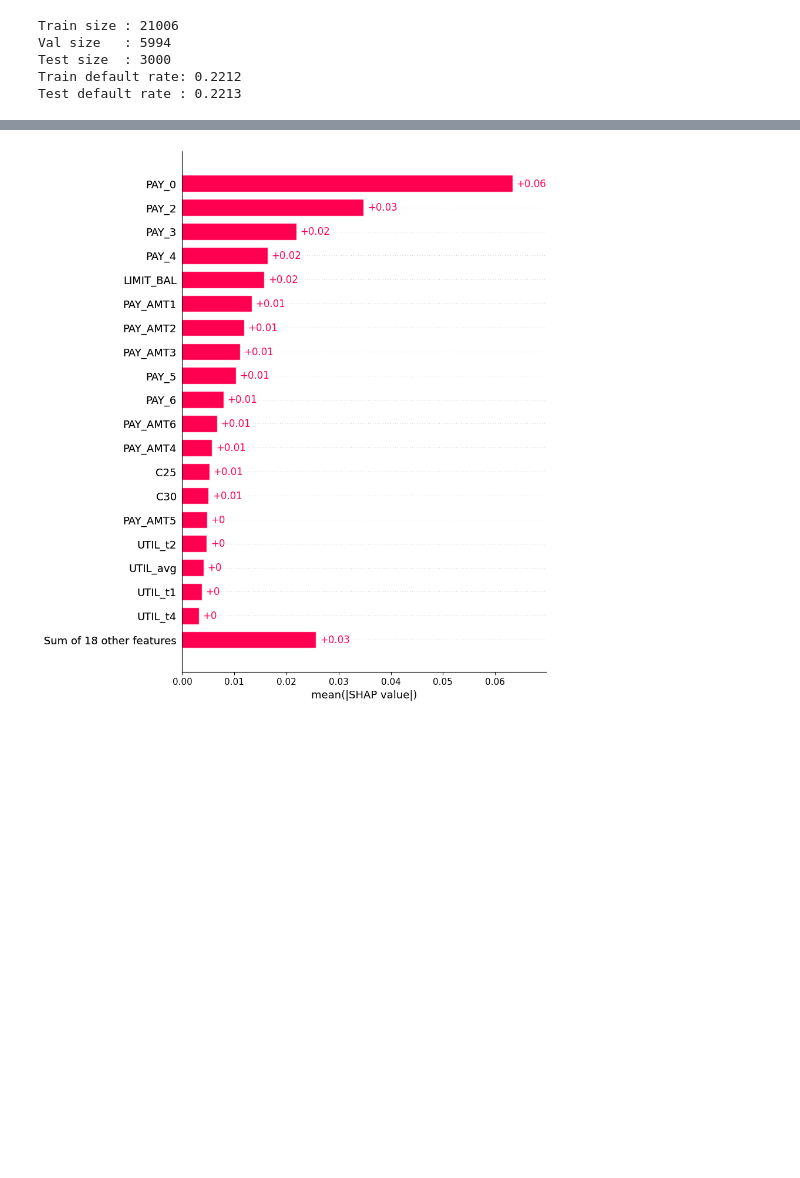
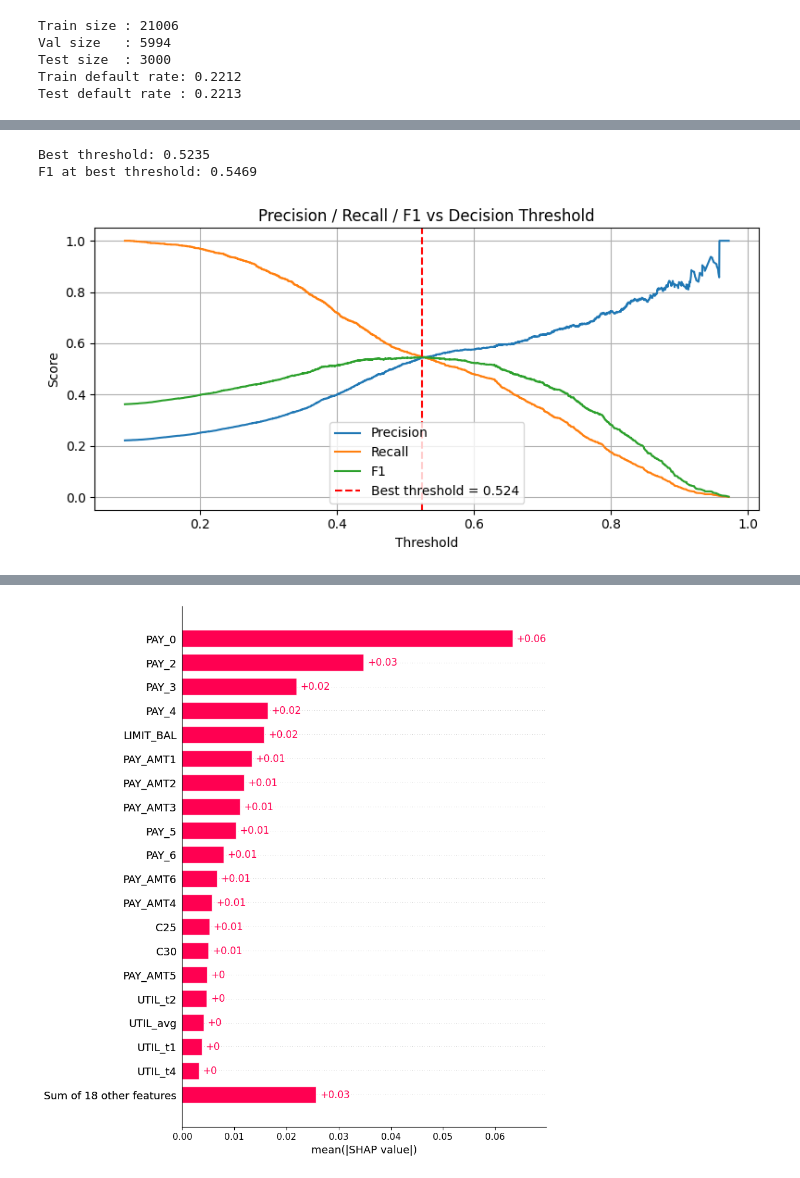
Before and after one commit to Group-10-Deep-Learning-Project/G10---Comparative-Effects-of-Credit-Utilization-on-Predicted-Default-Risk, a Jupyter notebook: Random Forest - Counterfactual Analysis.ipynb, the cells around one changed output, grey strips where cells are left out. Cells and saved outputs as stored; diff of their text form; code cells hidden in the pictures; blank space fills up the shorter version.

Commit message:
Add files via upload
Updated Random Forest with Tuning

```diff
--- a/Random Forest - Counterfactual Analysis.ipynb
+++ b/Random Forest - Counterfactual Analysis.ipynb
@@ -111,11 +111,18 @@ Test default rate : 0.2213
 # Hyperparameter Tuning with Grid Search
 # 5-fold cross validation
 
+from sklearn.metrics import make_scorer, f1_score
+
+
+f1_scorer = make_scorer(f1_score)
+
 param_grid = {
-    'n_estimators': [100, 200, 300],
-    'max_depth': [5, 10, 20, None],
-    'min_samples_split': [2, 5, 10],
-    'class_weight': ['balanced']  # handles the class imbalance
+    'n_estimators': [200, 300, 500],
+    'max_depth': [10, 20, 30, None],
+    'min_samples_split': [2, 5],
+    'min_samples_leaf': [1, 2, 4],   # leaf size
+    'max_features': ['sqrt', 'log2'],  # feature selection
+    'class_weight': ['balanced', {0: 1, 1: 3}]  # custom weight
 }
 
 rf_base = RandomForestClassifier(random_state=42, n_jobs=-1)
@@ -124,7 +131,7 @@ grid_search = GridSearchCV(
     rf_base,
     param_grid,
     cv=5,
-    scoring='roc_auc',
+    scoring='f1',
     n_jobs=-1,
     verbose=1
 )
@@ -132,5 +139,5 @@ grid_search = GridSearchCV(
 grid_search.fit(X_train, y_train)
 
 print(f"Best parameters: {grid_search.best_params_}")
-print(f"Best CV AUC: {grid_search.best_score_:.4f}")
+print(f"Best CV F1: {grid_search.best_score_:.4f}")
 # %% [output]
@@ -193,3 +200,60 @@ Precision: 0.6913
 Recall   : 0.2396
 F1 Score : 0.3559
 ROC AUC  : 0.7095
+# %%
+
+# Threshold Tuning - Find the threshold that maximizes F1 on the validation set
+
+from sklearn.metrics import precision_recall_curve
+
+y_val_prob_thresh = rf_model.predict_proba(X_val)[:, 1]
+
+# Compute every possible threshold
+precisions, recalls, thresholds = precision_recall_curve(
+    y_val, y_val_prob_thresh
+)
+
+# F1 at each threshold
+f1_scores = 2 * (precisions * recalls) / (precisions + recalls + 1e-8)
+best_thresh_idx = f1_scores.argmax()
+best_threshold = thresholds[best_thresh_idx]
+
+print(f"Best threshold: {best_threshold:.4f}")
+print(f"F1 at best threshold: {f1_scores[best_thresh_idx]:.4f}")
+
+# Plot precision-recall tradeoff
+plt.figure(figsize=(8, 4))
+plt.plot(thresholds, precisions[:-1], label='Precision')
+plt.plot(thresholds, recalls[:-1], label='Recall')
+plt.plot(thresholds, f1_scores[:-1], label='F1')
+plt.axvline(best_threshold, color='red', linestyle='--',
+            label=f'Best threshold = {best_threshold:.3f}')
+plt.xlabel('Threshold')
+plt.ylabel('Score')
+plt.title('Precision / Recall / F1 vs Decision Threshold')
+plt.legend()
+plt.grid(True)
+plt.tight_layout()
+plt.show()
+
+# Re-evaluate test set using best threshold
+y_test_pred_tuned = (y_test_prob >= best_threshold).astype(int)
+
+print("\n=== RF Test Set Results (Tuned Threshold) ===")
+print(f"Threshold  : {best_threshold:.4f}")
+print(f"Accuracy   : {accuracy_score(y_test, y_test_pred_tuned):.4f}")
+print(f"Precision  : {precision_score(y_test, y_test_pred_tuned):.4f}")
+print(f"Recall     : {recall_score(y_test, y_test_pred_tuned):.4f}")
+print(f"F1 Score   : {f1_score(y_test, y_test_pred_tuned):.4f}")
+print(f"ROC AUC    : {roc_auc_score(y_test, y_test_prob):.4f}")
+
+print("\n=== RF Test Set Results (Default 0.5 Threshold) ===")
+print(f"Accuracy   : 0.7860")
+print(f"Precision  : 0.5147")
+print(f"Recall     : 0.5798")
+print(f"F1 Score   : 0.5453")
+print(f"ROC AUC    : 0.7785")
+# %% [output]
+Best threshold: 0.5235
+F1 at best threshold: 0.5469
+[figure, added]
```
Also changed, not shown: parts of 5 cells of this notebook.
